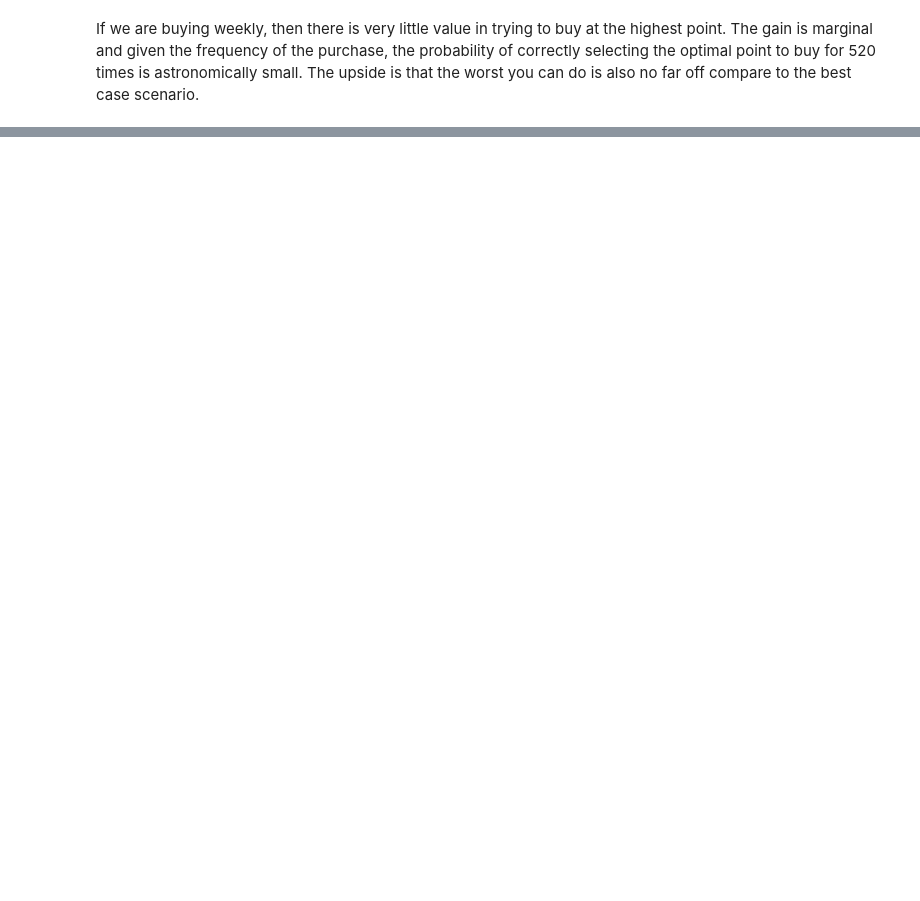
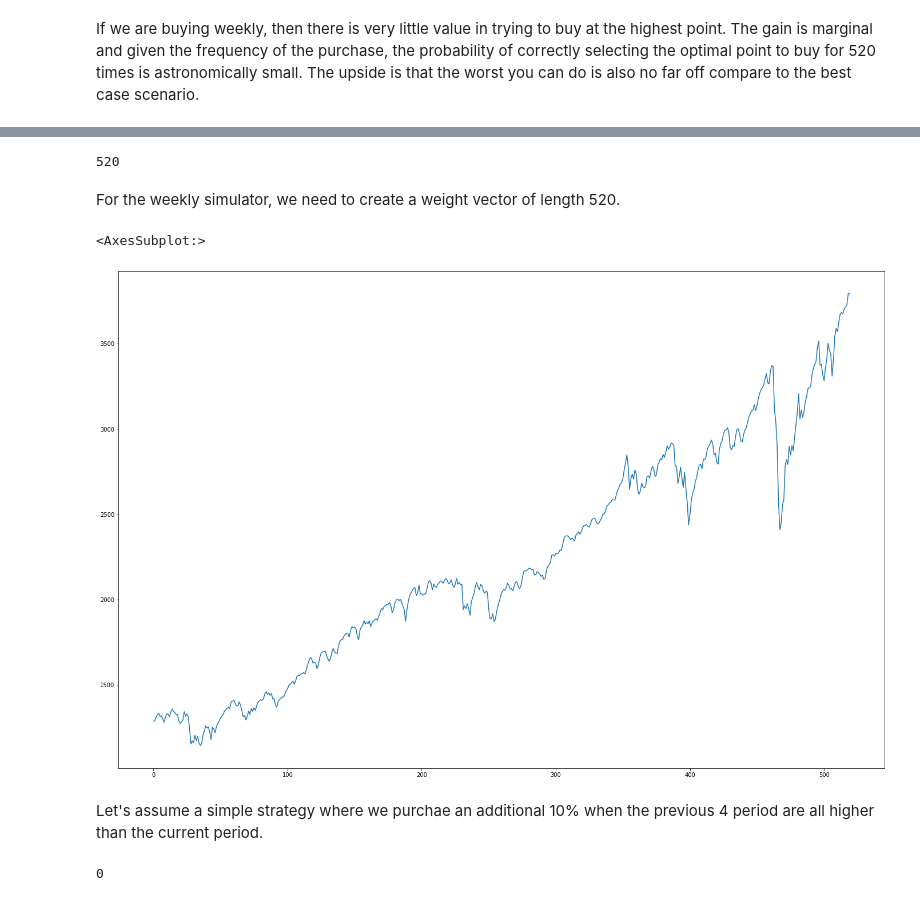
Before and after one commit to mkao006/stock_analysis, a Jupyter notebook: notebooks/2_s&p500_hold_simulation.ipynb, the cells around one changed output, grey strips where cells are left out. Cells and saved outputs as stored; diff of their text form; code cells hidden in the pictures; blank space fills up the shorter version.

Commit message:
added bonus buying simulation

```diff
--- a/notebooks/2_s&p500_hold_simulation.ipynb
+++ b/notebooks/2_s&p500_hold_simulation.ipynb
@@ -137,0 +144,6 @@ If we are buying weekly, then there is very little value in trying to buy at the
+# %%
+len(weekly_simulator.split_series)
+# %% [output]
+520
+# %% [markdown]
+For the weekly simulator, we need to create a weight vector of length 520.
@@ -137,0 +153,8 @@ If we are buying weekly, then there is very little value in trying to buy at the
+# %%
+import numpy as np
+import pandas as pd
+average_series = [np.mean(i) for i in weekly_simulator.split_series]
+pd.Series(average_series).plot()
+# %% [output]
+<AxesSubplot:>
+[figure, added]
@@ -137,0 +163,7 @@ If we are buying weekly, then there is very little value in trying to buy at the
+# %% [markdown]
+Let's assume a simple strategy where we purchae an additional 10% when the previous 4 period are all higher than the current period.
+# %%
+bonus_buy_time = ((np.where((average_series[3:]/moving_average(average_series, 4)) < 0.8)[0]) + 4).tolist()
+len(bonus_buy_time)
+# %% [output]
+0
```
Also changed, not shown: parts of 31 cells of this notebook, 1 other file.
